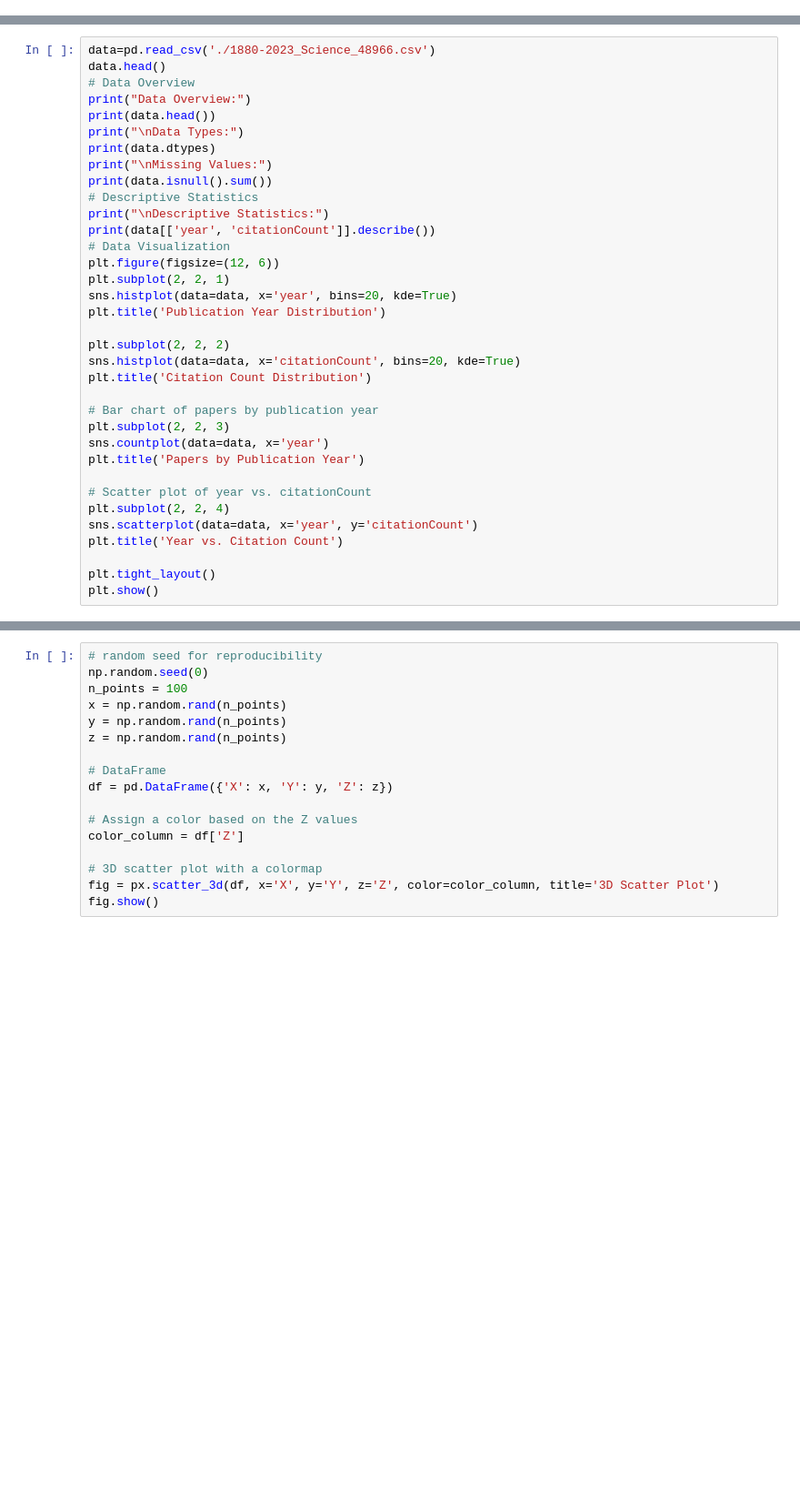
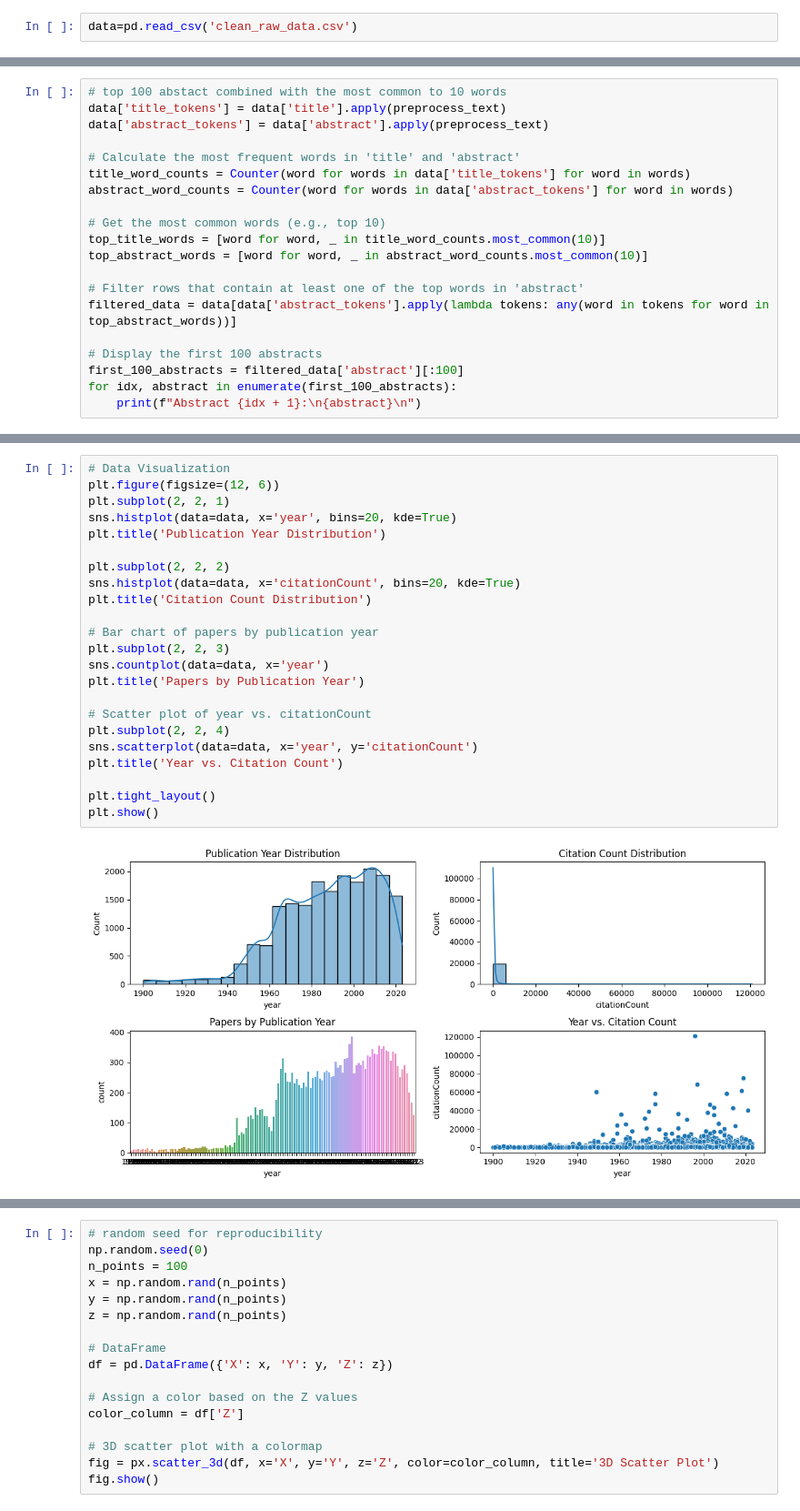
Before and after one commit to KutlualpTazefidan/convergence_oracle, a Jupyter notebook: Playground_SB/EDA.ipynb, the cells around one changed output, grey strips where cells are left out. Shown at 91% size. Saved outputs shown, nothing was run; the diff lists cells and outputs as text; blank space fills up the shorter version.

```diff
--- a/Playground_SB/EDA.ipynb
+++ b/Playground_SB/EDA.ipynb
@@ -15,0 +170,2 @@ from nltk.corpus import stopwords
+# %%
+data=pd.read_csv('clean_raw_data.csv')
@@ -15,0 +234,20 @@ from nltk.corpus import stopwords
+# %%
+# top 100 abstact combined with the most common to 10 words
+data['title_tokens'] = data['title'].apply(preprocess_text)
+data['abstract_tokens'] = data['abstract'].apply(preprocess_text)
+
+# Calculate the most frequent words in 'title' and 'abstract'
+title_word_counts = Counter(word for words in data['title_tokens'] for word in words)
+abstract_word_counts = Counter(word for words in data['abstract_tokens'] for word in words)
+
+# Get the most common words (e.g., top 10)
+top_title_words = [word for word, _ in title_word_counts.most_common(10)]
+top_abstract_words = [word for word, _ in abstract_word_counts.most_common(10)]
+
+# Filter rows that contain at least one of the top words in 'abstract'
+filtered_data = data[data['abstract_tokens'].apply(lambda tokens: any(word in tokens for word in top_abstract_words))]
+
+# Display the first 100 abstracts
+first_100_abstracts = filtered_data['abstract'][:100]
+for idx, abstract in enumerate(first_100_abstracts):
+    print(f"Abstract {idx + 1}:\n{abstract}\n")
@@ -16,38 +272,28 @@ from nltk.corpus import stopwords
 # %%
-data=pd.read_csv('./1880-2023_Science_48966.csv')
-data.head()
-# Data Overview
-print("Data Overview:")
-print(data.head())
-print("\nData Types:")
-print(data.dtypes)
-print("\nMissing Values:")
-print(data.isnull().sum())
-# Descriptive Statistics
-print("\nDescriptive Statistics:")
-print(data[['year', 'citationCount']].describe())
 # Data Visualization
 plt.figure(figsize=(12, 6))
 plt.subplot(2, 2, 1)
 sns.histplot(data=data, x='year', bins=20, kde=True)
 plt.title('Publication Year Distribution')
 
 plt.subplot(2, 2, 2)
 sns.histplot(data=data, x='citationCount', bins=20, kde=True)
 plt.title('Citation Count Distribution')
 
 # Bar chart of papers by publication year
 plt.subplot(2, 2, 3)
 sns.countplot(data=data, x='year')
 plt.title('Papers by Publication Year')
 
 # Scatter plot of year vs. citationCount
 plt.subplot(2, 2, 4)
 sns.scatterplot(data=data, x='year', y='citationCount')
 plt.title('Year vs. Citation Count')
 
 plt.tight_layout()
 plt.show()
+# %% [output]
+[figure, added]
 # %%
 # Text Analysis (Title and Abstract Lengths)
 data['title_length'] = data['title'].apply(lambda x: len(str(x).split()))
```
Also changed, not shown: parts of 17 cells of this notebook, 4 other files.
